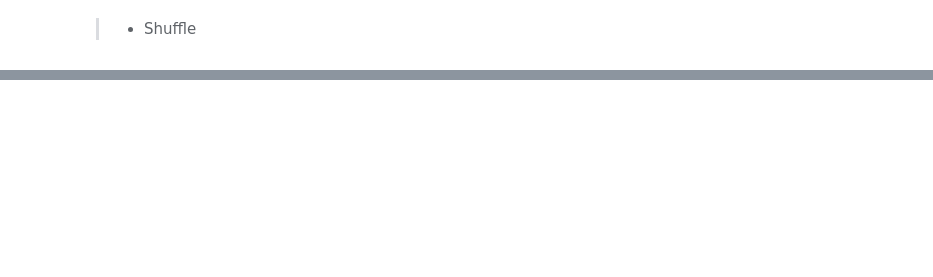
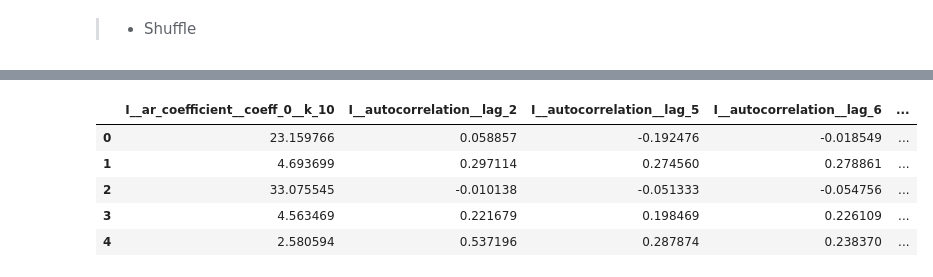
Before and after one commit to Amirosein/Variable-Stars-Classification, a Jupyter notebook: MilkyWay.ipynb, the cells around one changed output, grey strips where cells are left out. Saved outputs shown, nothing was run; the diff lists cells and outputs as text; code cells hidden in the pictures; blank space fills up the shorter version.

```diff
--- a/MilkyWay.ipynb
+++ b/MilkyWay.ipynb
@@ -482,0 +516,15 @@ X = pd.DataFrame(imp_data, columns= X.columns)
+# %%
+from sklearn.utils import shuffle
+
+final_data = shuffle(final_data, random_state=42)
+final_data = final_data.reset_index(drop=True)
+
+savefile(final_data,'final_data')
+final_data.head()
+# %% [output]
+|  | I__ar_coefficient__coeff_0__k_10 | I__autocorrelation__lag_2 | I__autocorrelation__lag_5 | I__autocorrelation__lag_6 | ... |
+| 0 | 23.159766 | 0.058857 | -0.192476 | -0.018549 | ... |
+| 1 | 4.693699 | 0.297114 | 0.274560 | 0.278861 | ... |
+| 2 | 33.075545 | -0.010138 | -0.051333 | -0.054756 | ... |
+| 3 | 4.563469 | 0.221679 | 0.198469 | 0.226109 | ... |
+| 4 | 2.580594 | 0.537196 | 0.287874 | 0.238370 | ... |
```
Also changed, not shown: parts of 27 cells of this notebook.
